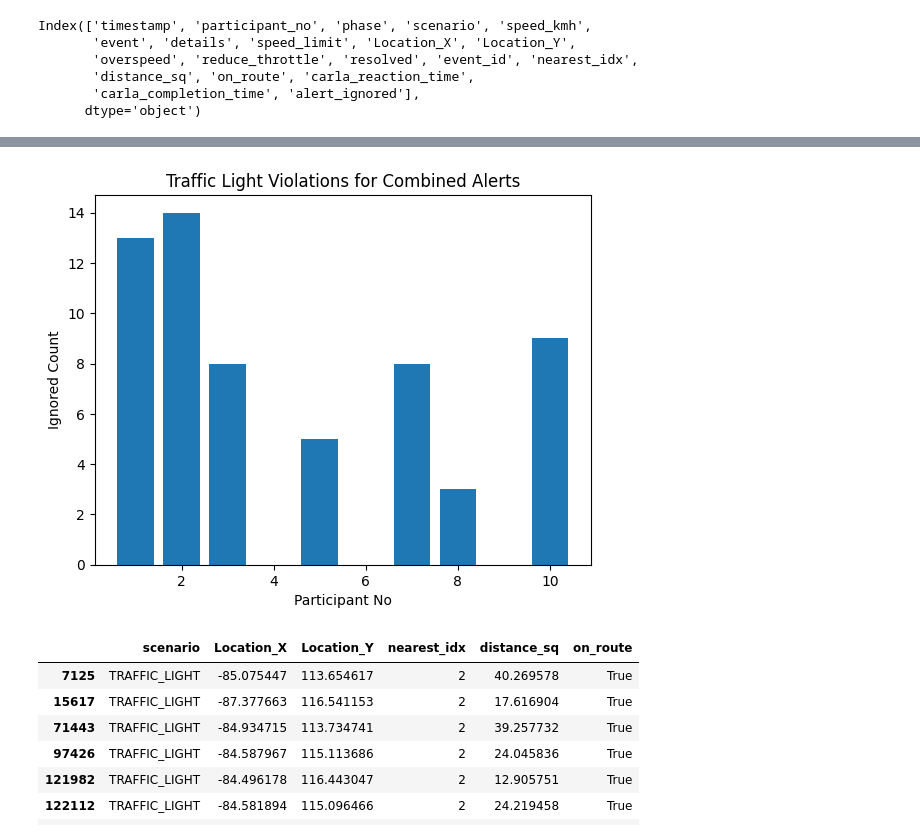
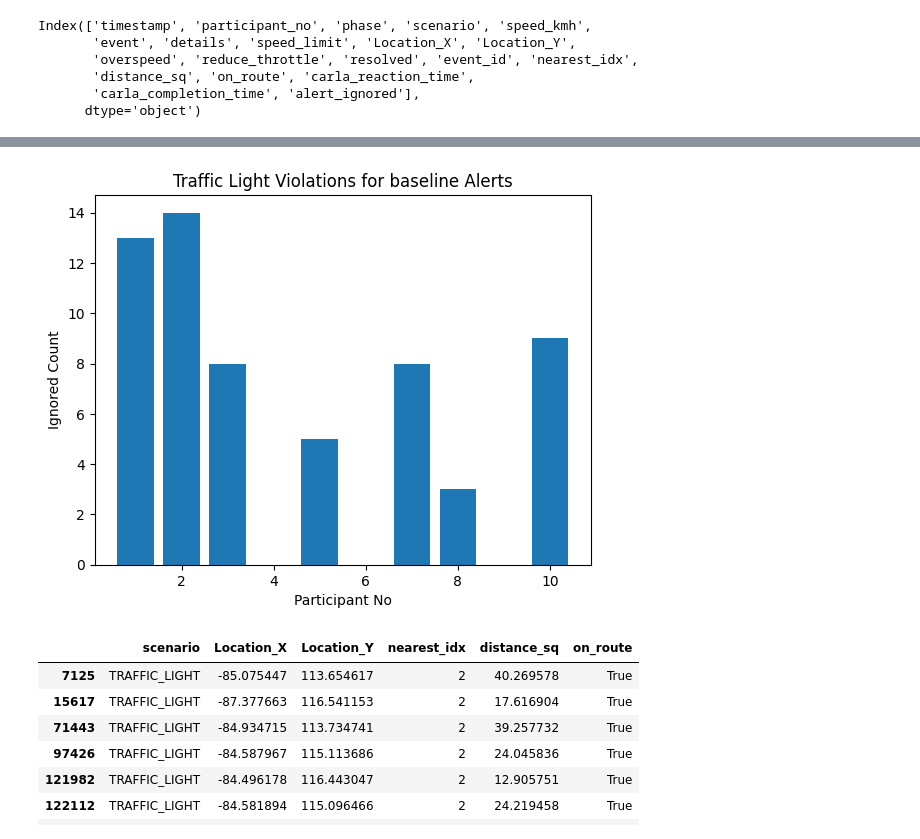
Before and after one commit to KeirAAAlcantara/SimAnalysis, a Jupyter notebook: Sim_Analysis.ipynb, the cells around one changed output, grey strips where cells are left out. Cells and saved outputs as stored; diff of their text form; code cells hidden in the pictures.

```diff
--- a/Sim_Analysis.ipynb
+++ b/Sim_Analysis.ipynb
@@ -808,3 +852,12 @@ Index(['timestamp', 'participant_no', 'phase', 'scenario', 'speed_kmh',
        'distance_sq', 'on_route', 'carla_reaction_time',
        'carla_completion_time', 'alert_ignored'],
       dtype='object')
+# %%
+area1 = (
+        df_phase1[
+                (df_phase1["on_route"]==True)&
+                (df_phase1["scenario"]=="TRAFFIC_LIGHT")]
+        .groupby("nearest_idx")
+        .size()
+)
+display(area1)
@@ -811,13 +874,13 @@ Index(['timestamp', 'participant_no', 'phase', 'scenario', 'speed_kmh',
 # %%
 plt.bar(area1.index, area1.values)
 
 plt.xlabel("Participant No")
 plt.ylabel("Ignored Count")
-plt.title("Traffic Light Violations for Combined Alerts")
+plt.title("Traffic Light Violations for baseline Alerts")
 
 plt.show()
 # %% [output]
-[figure, old version]
+[figure, new version]
 # %%
 df_phase1.loc[
     (df_phase1["nearest_idx"]==2) &
```
Also changed, not shown: parts of 19 cells of this notebook, 1 other file.
